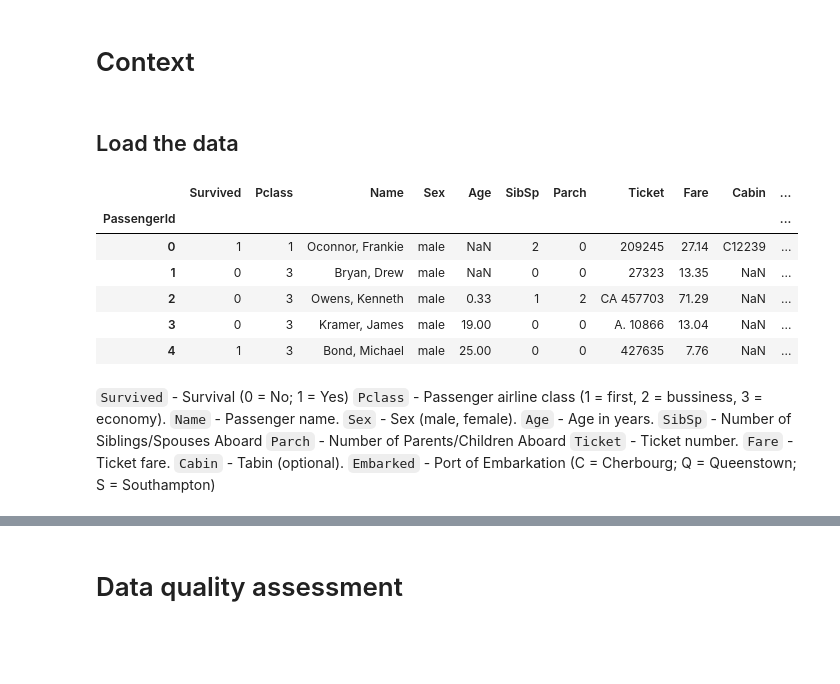
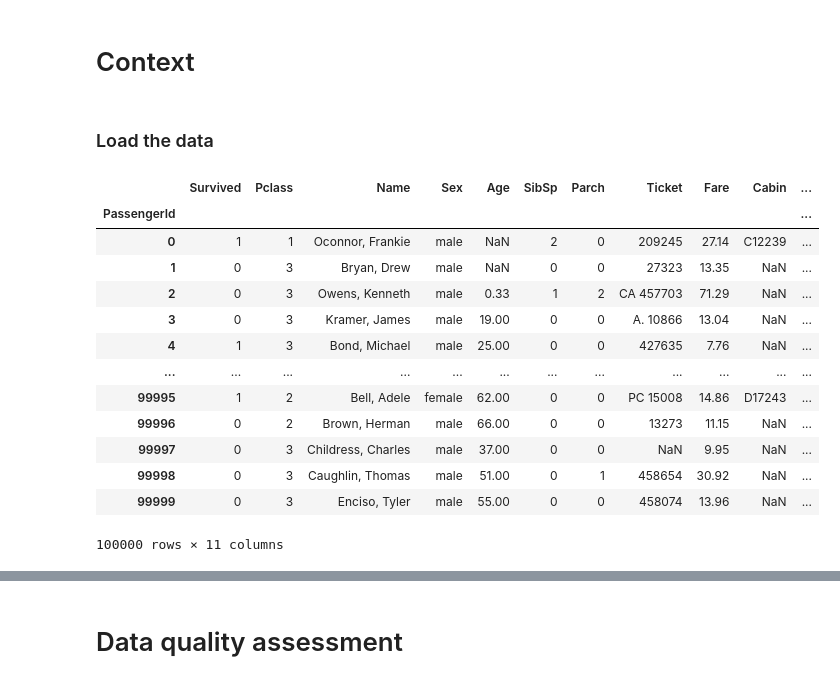
Before and after one commit to aslamovyura/ml-python, a Jupyter notebook: 2_data_exploration/eda.ipynb, the cells around one changed output, grey strips where cells are left out. Saved outputs shown, nothing was run; the diff lists cells and outputs as text; code cells hidden in the pictures; blank space fills up the shorter version.

```diff
--- a/2_data_exploration/eda.ipynb
+++ b/2_data_exploration/eda.ipynb
@@ -10,28 +14,24 @@ print("Setup Complete")
 Setup Complete
 # %% [markdown]
 # Context
-# %% [markdown]
-## Load the data
+# %% [markdown]
+### Load the data
 # %%
 passenger_data = pd.read_csv('./train.csv', index_col='PassengerId')
-passenger_data.head()
+# passenger_data.head()
+passenger_data
 # %% [output]
 |  | Survived | Pclass | Name | Sex | Age | SibSp | Parch | Ticket | Fare | Cabin | ... |
 | PassengerId |  |  |  |  |  |  |  |  |  |  | ... |
 | 0 | 1 | 1 | Oconnor, Frankie | male | NaN | 2 | 0 | 209245 | 27.14 | C12239 | ... |
 | 1 | 0 | 3 | Bryan, Drew | male | NaN | 0 | 0 | 27323 | 13.35 | NaN | ... |
 | 2 | 0 | 3 | Owens, Kenneth | male | 0.33 | 1 | 2 | CA 457703 | 71.29 | NaN | ... |
 | 3 | 0 | 3 | Kramer, James | male | 19.00 | 0 | 0 | A. 10866 | 13.04 | NaN | ... |
 | 4 | 1 | 3 | Bond, Michael | male | 25.00 | 0 | 0 | 427635 | 7.76 | NaN | ... |
+| ... | ... | ... | ... | ... | ... | ... | ... | ... | ... | ... | ... |
+| 99995 | 1 | 2 | Bell, Adele | female | 62.00 | 0 | 0 | PC 15008 | 14.86 | D17243 | ... |
+| 99996 | 0 | 2 | Brown, Herman | male | 66.00 | 0 | 0 | 13273 | 11.15 | NaN | ... |
+| 99997 | 0 | 3 | Childress, Charles | male | 37.00 | 0 | 0 | NaN | 9.95 | NaN | ... |
+| 99998 | 0 | 3 | Caughlin, Thomas | male | 51.00 | 0 | 1 | 458654 | 30.92 | NaN | ... |
+| 99999 | 0 | 3 | Enciso, Tyler | male | 55.00 | 0 | 0 | 458074 | 13.96 | NaN | ... |
+100000 rows × 11 columns
-# %% [markdown]
-`Survived` - Survival (0 = No; 1 = Yes)
-`Pclass` - Passenger airline class (1 = first, 2 = bussiness, 3 = economy).
- `Name` - Passenger name.
- `Sex` - Sex (male, female).
- `Age` - Age in years.
- `SibSp` - Number of Siblings/Spouses Aboard
- `Parch` - Number of Parents/Children Aboard
- `Ticket` - Ticket number.
- `Fare` - Ticket fare.
- `Cabin` - Tabin (optional).
- `Embarked` - Port of Embarkation (C = Cherbourg; Q = Queenstown; S = Southampton)
```
Also changed, not shown: parts of 22 cells of this notebook.
